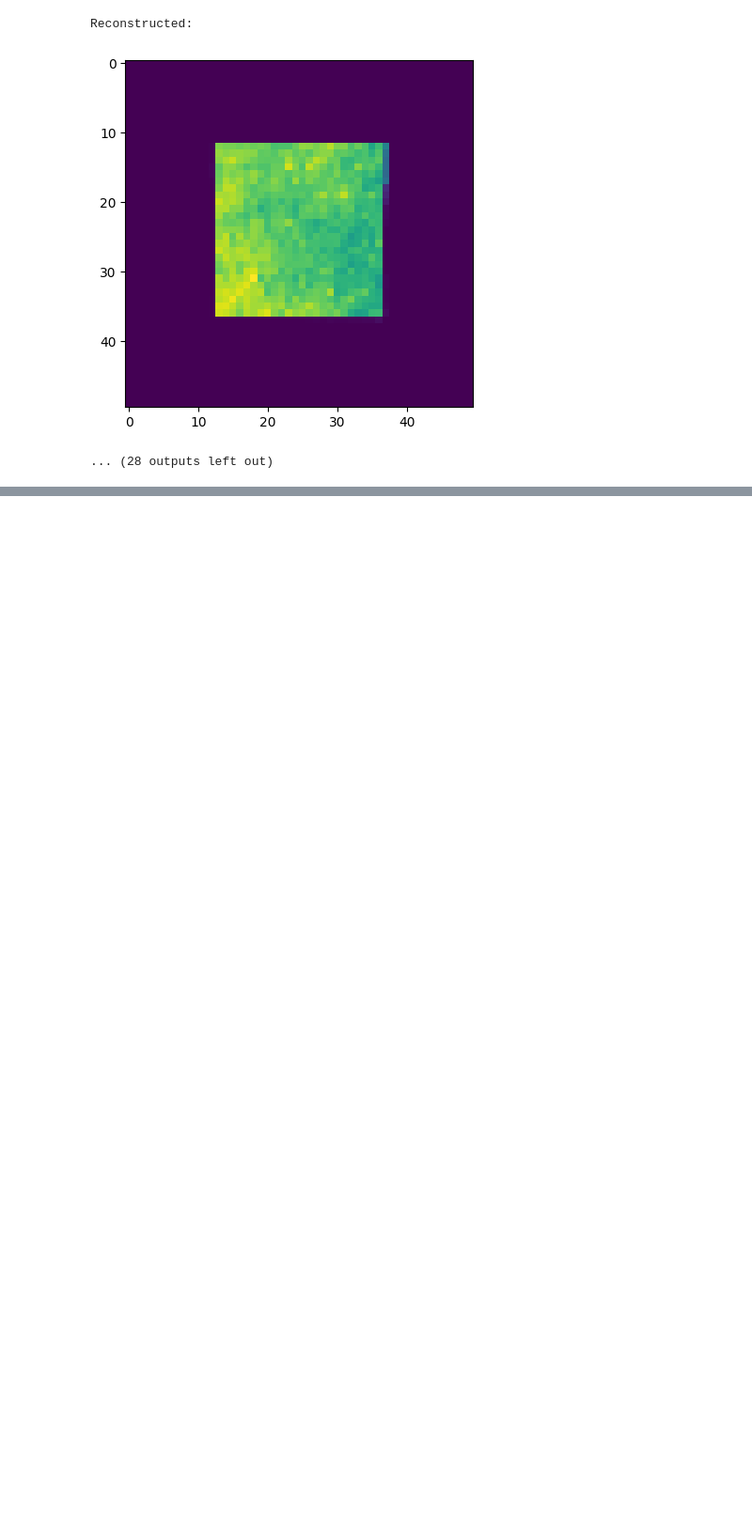
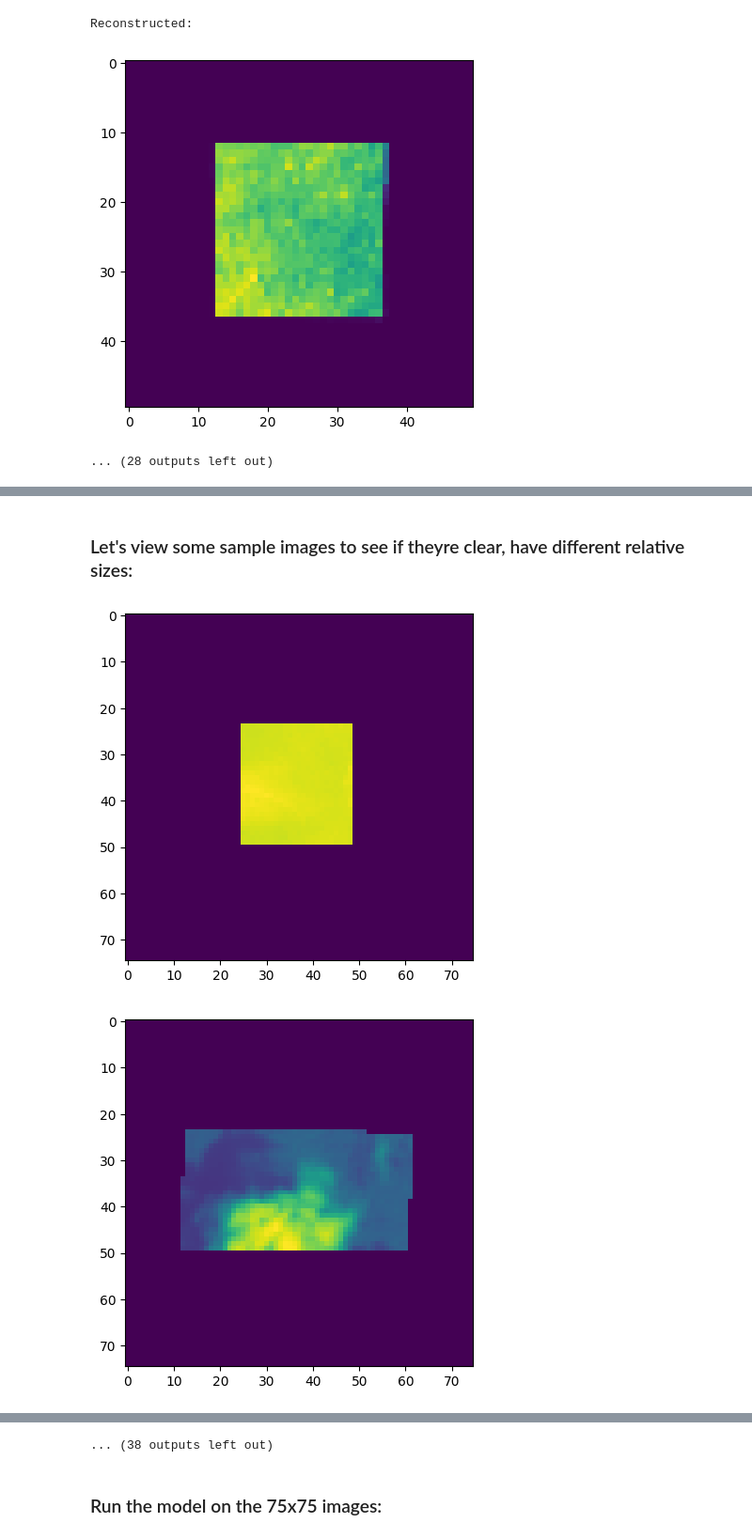
Before and after one commit to sachaRfd/Reef_Project, a Jupyter notebook: Basic Notebooks/basic_Reef_Run.ipynb, the cells around one changed output, grey strips where cells are left out. Shown at 94% size. Drawn from its saved outputs; the diff is of its cells as text; code cells hidden in the pictures; blank space fills up the shorter version.

```diff
--- a/Basic Notebooks/basic_Reef_Run.ipynb
+++ b/Basic Notebooks/basic_Reef_Run.ipynb
@@ -518,0 +548,9 @@ Reconstructed:
+# %% [markdown]
+### Let's view some sample images to see if theyre clear, have different relative sizes:
+# %%
+for i in range(50):
+  plt.imshow(list_test[i].reshape(75, 75))
+  plt.show()
+# %% [output]
+[figure, added]
+[figure, added]
@@ -518,0 +567,3 @@ Reconstructed:
+... (38 outputs left out)
+# %% [markdown]
+### Run the model on the 75x75 images:
```
Also changed, not shown: parts of 10 cells of this notebook.
